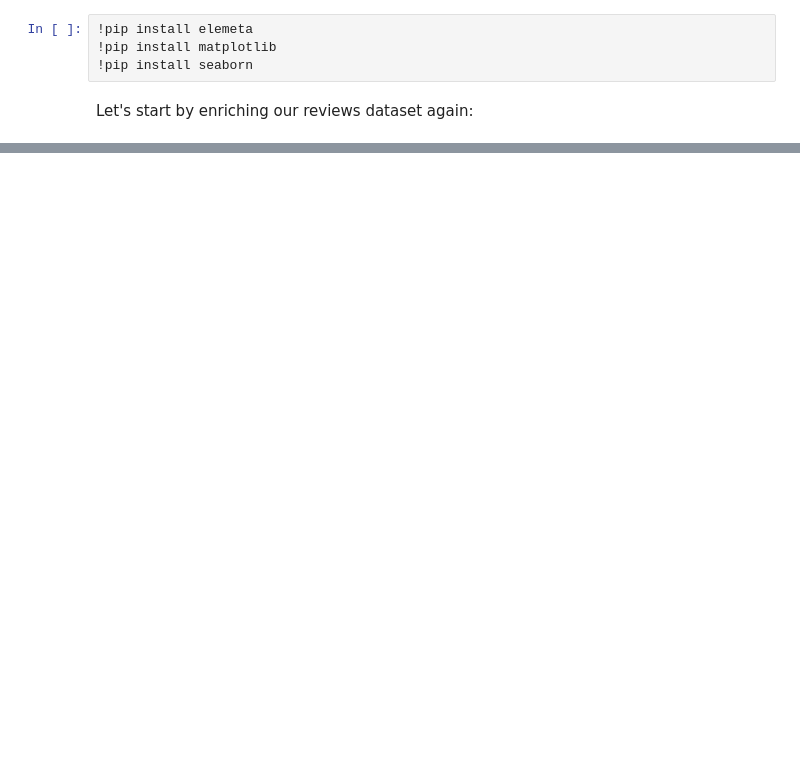
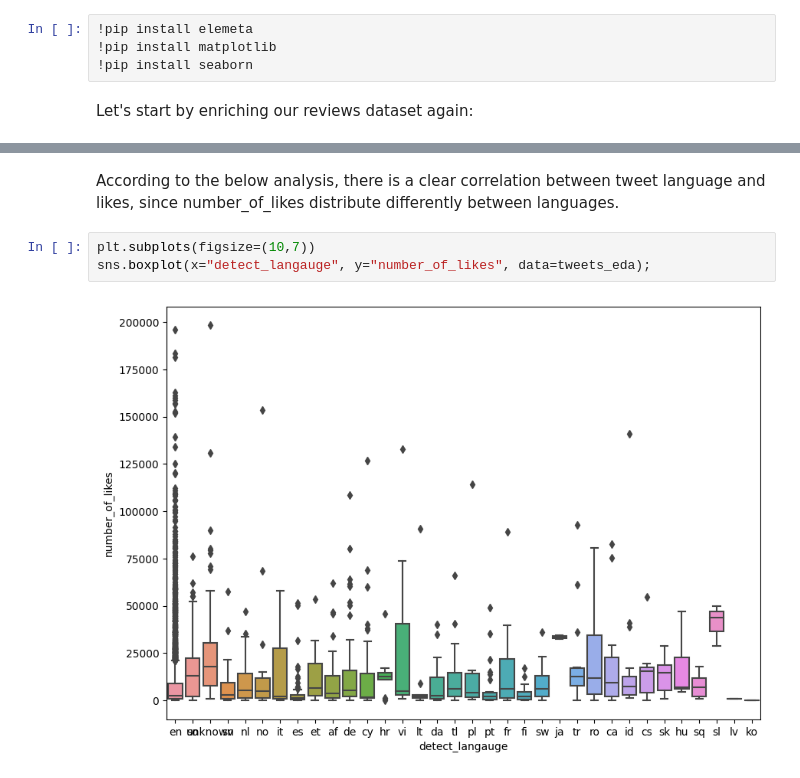
Before and after one commit to superwise-ai/elemeta, a Jupyter notebook: docs/notebooks/EDA.ipynb, the cells around one changed output, grey strips where cells are left out. Cells and saved outputs as stored; diff of their text form; blank space fills up the shorter version.

```diff
--- a/docs/notebooks/EDA.ipynb
+++ b/docs/notebooks/EDA.ipynb
@@ -95,0 +70,7 @@ g = sns.jointplot(
+# %% [markdown]
+According to the below analysis, there is a clear correlation between tweet language and likes, since number_of_likes distribute differently between languages.
+# %%
+plt.subplots(figsize=(10,7))
+sns.boxplot(x="detect_langauge", y="number_of_likes", data=tweets_eda);
+# %% [output]
+[figure, added]
```
Also changed, not shown: parts of 16 cells of this notebook, 8 other files.
